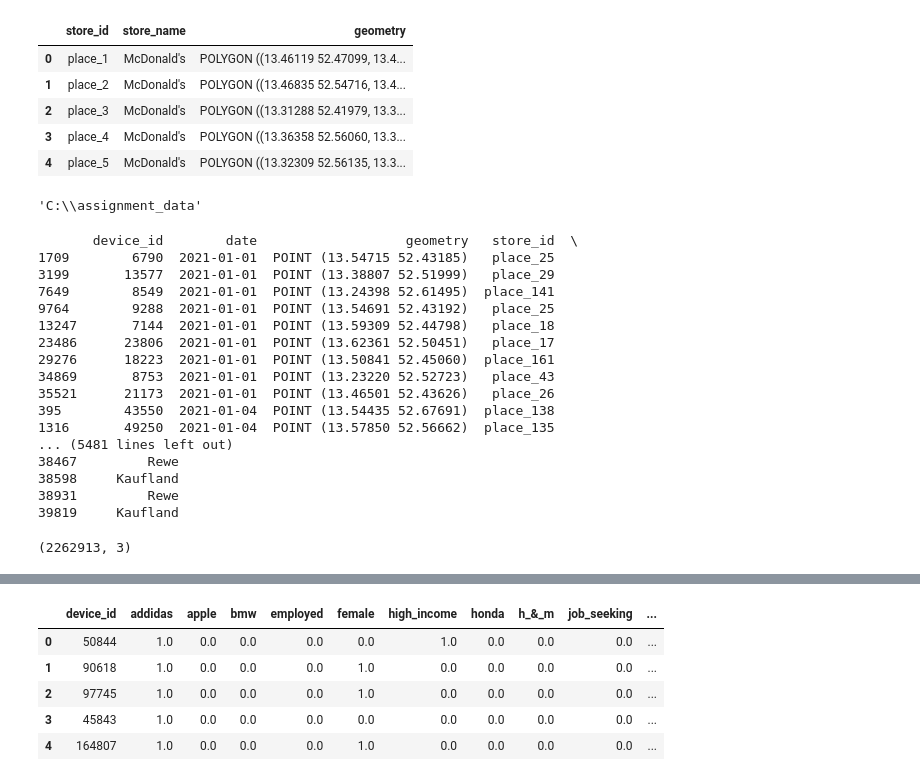
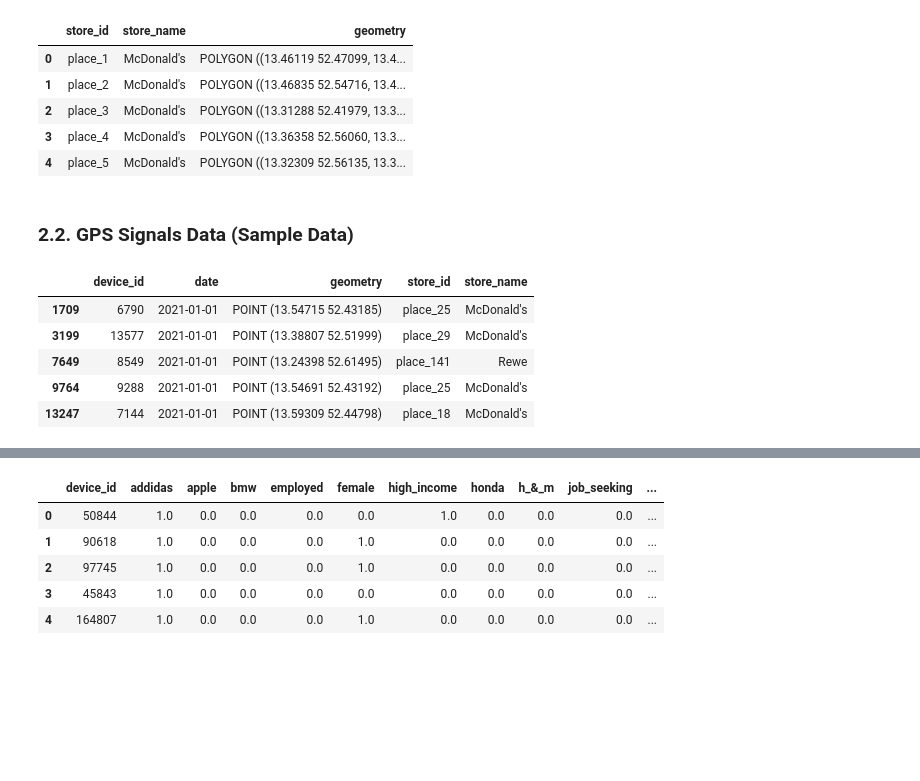
Before and after one commit to caglase/AdsquareInterview, a Jupyter notebook: Adsquare Challenge - Cagla Senol.ipynb, the cells around one changed output, grey strips where cells are left out. Saved outputs shown, nothing was run; the diff lists cells and outputs as text; code cells hidden in the pictures; blank space fills up the shorter version.

```diff
--- a/Adsquare Challenge - Cagla Senol.ipynb
+++ b/Adsquare Challenge - Cagla Senol.ipynb
@@ -30,10 +35,6 @@ df_stores_geo.head()
 | 2 | place_3 | McDonald's | POLYGON ((13.31288 52.41979, 13.3... |
 | 3 | place_4 | McDonald's | POLYGON ((13.36358 52.56060, 13.3... |
 | 4 | place_5 | McDonald's | POLYGON ((13.32309 52.56135, 13.3... |
-# %%
-import os
-
-os.getcwd()
-# %% [output]
-'C:\\assignment_data'
+# %% [markdown]
+### 2.2. GPS Signals Data (Sample Data)
 # %%
@@ -63,26 +72,10 @@ for filename in tqdm(all_files):
     df_gps_signals_w_stores = df_gps_signals_w_stores.append(gps_signals_w_stores)
 # %%
-df_gps_signals_w_stores
+df_gps_signals_w_stores.head()
 # %% [output]
-       device_id        date                   geometry   store_id  \
-1709        6790  2021-01-01  POINT (13.54715 52.43185)   place_25
-3199       13577  2021-01-01  POINT (13.38807 52.51999)   place_29
-7649        8549  2021-01-01  POINT (13.24398 52.61495)  place_141
-9764        9288  2021-01-01  POINT (13.54691 52.43192)   place_25
-13247       7144  2021-01-01  POINT (13.59309 52.44798)   place_18
-23486      23806  2021-01-01  POINT (13.62361 52.50451)   place_17
-29276      18223  2021-01-01  POINT (13.50841 52.45060)  place_161
-34869       8753  2021-01-01  POINT (13.23220 52.52723)   place_43
-35521      21173  2021-01-01  POINT (13.46501 52.43626)   place_26
-395        43550  2021-01-04  POINT (13.54435 52.67691)  place_138
-1316       49250  2021-01-04  POINT (13.57850 52.56662)  place_135
-... (5481 lines left out)
-38467         Rewe
-38598     Kaufland
-38931         Rewe
-39819     Kaufland
+|  | device_id | date | geometry | store_id | store_name |
+| 1709 | 6790 | 2021-01-01 | POINT (13.54715 52.43185) | place_25 | McDonald's |
+| 3199 | 13577 | 2021-01-01 | POINT (13.38807 52.51999) | place_29 | McDonald's |
+| 7649 | 8549 | 2021-01-01 | POINT (13.24398 52.61495) | place_141 | Rewe |
+| 9764 | 9288 | 2021-01-01 | POINT (13.54691 52.43192) | place_25 | McDonald's |
+| 13247 | 7144 | 2021-01-01 | POINT (13.59309 52.44798) | place_18 | McDonald's |
-# %%
-#df_gps_clean.head()
-df_gps_signals_w_stores.shape
-# %% [output]
-(2262913, 3)
```
Also changed, not shown: parts of 32 cells of this notebook.
